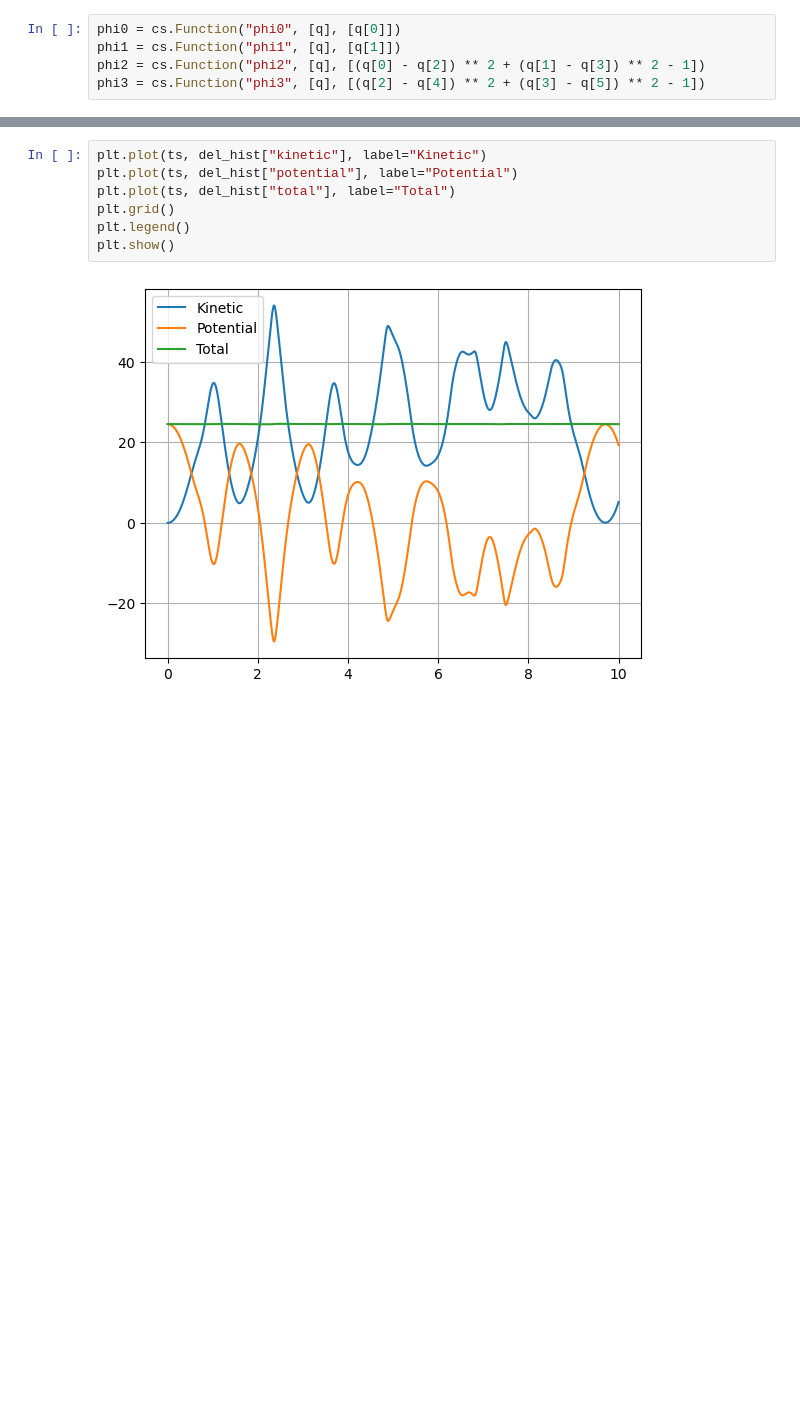
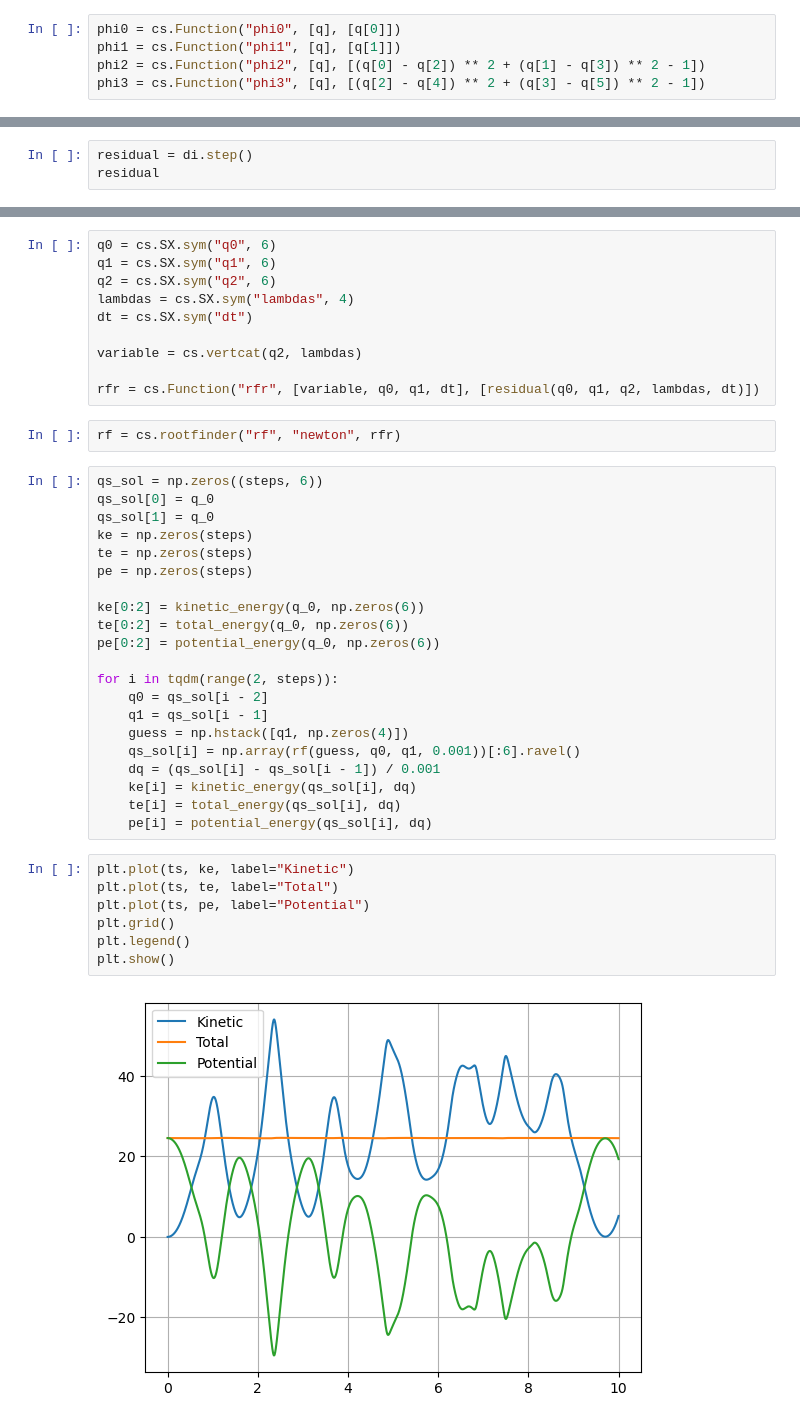
Before and after one commit to simeon-ned/varitop, a Jupyter notebook: examples/00_variational_integration.ipynb, the cells around one changed output, grey strips where cells are left out. Saved outputs shown, nothing was run; the diff lists cells and outputs as text; blank space fills up the shorter version.

```diff
--- a/examples/00_variational_integration.ipynb
+++ b/examples/00_variational_integration.ipynb
@@ -98,0 +76,3 @@ del_hist = del_int.solve()
+# %%
+residual = di.step()
+residual
@@ -99,9 +81,42 @@ del_hist = del_int.solve()
+# %%
+q0 = cs.SX.sym("q0", 6)
+q1 = cs.SX.sym("q1", 6)
+q2 = cs.SX.sym("q2", 6)
+lambdas = cs.SX.sym("lambdas", 4)
+dt = cs.SX.sym("dt")
+
+variable = cs.vertcat(q2, lambdas)
+
+rfr = cs.Function("rfr", [variable, q0, q1, dt], [residual(q0, q1, q2, lambdas, dt)])
+# %%
+rf = cs.rootfinder("rf", "newton", rfr)
+# %%
+qs_sol = np.zeros((steps, 6))
+qs_sol[0] = q_0
+qs_sol[1] = q_0
+ke = np.zeros(steps)
+te = np.zeros(steps)
+pe = np.zeros(steps)
+
+ke[0:2] = kinetic_energy(q_0, np.zeros(6))
+te[0:2] = total_energy(q_0, np.zeros(6))
+pe[0:2] = potential_energy(q_0, np.zeros(6))
+
+for i in tqdm(range(2, steps)):
+    q0 = qs_sol[i - 2]
+    q1 = qs_sol[i - 1]
+    guess = np.hstack([q1, np.zeros(4)])
+    qs_sol[i] = np.array(rf(guess, q0, q1, 0.001))[:6].ravel()
+    dq = (qs_sol[i] - qs_sol[i - 1]) / 0.001
+    ke[i] = kinetic_energy(qs_sol[i], dq)
+    te[i] = total_energy(qs_sol[i], dq)
+    pe[i] = potential_energy(qs_sol[i], dq)
 # %%
-plt.plot(ts, del_hist["kinetic"], label="Kinetic")
-plt.plot(ts, del_hist["potential"], label="Potential")
-plt.plot(ts, del_hist["total"], label="Total")
+plt.plot(ts, ke, label="Kinetic")
+plt.plot(ts, te, label="Total")
+plt.plot(ts, pe, label="Potential")
 plt.grid()
 plt.legend()
 plt.show()
 # %% [output]
-[figure, old version]
+[figure, new version]
```
Also changed, not shown: parts of 22 cells of this notebook.
